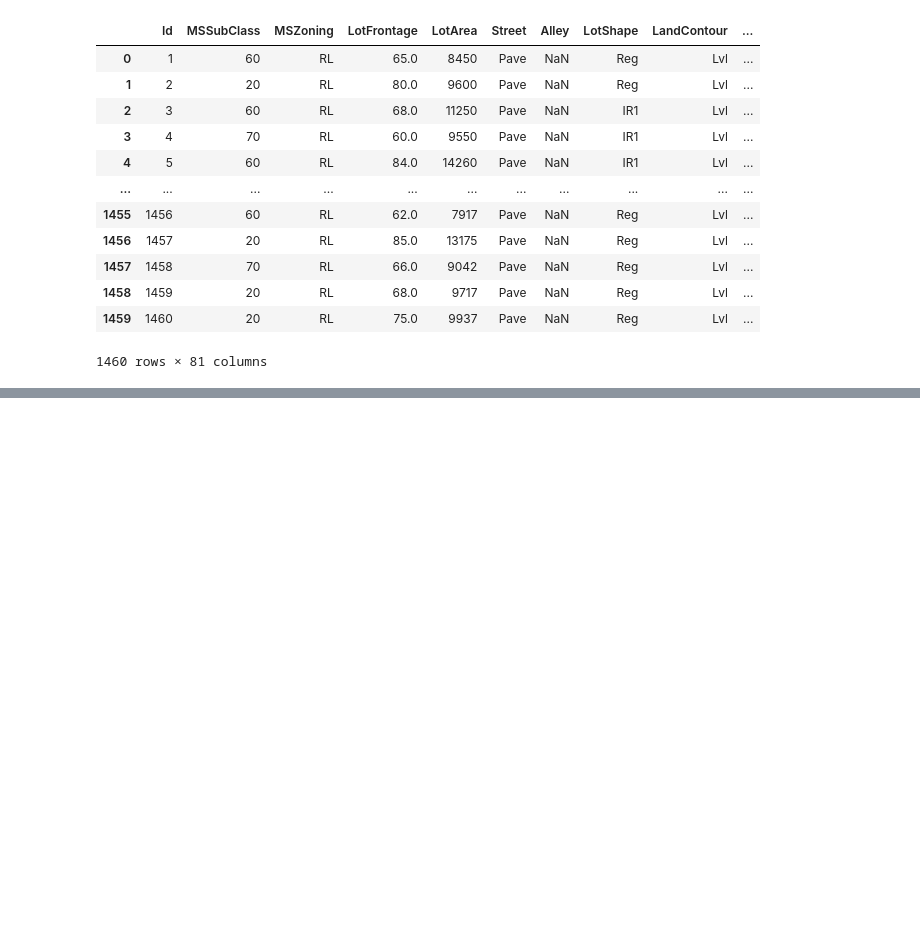
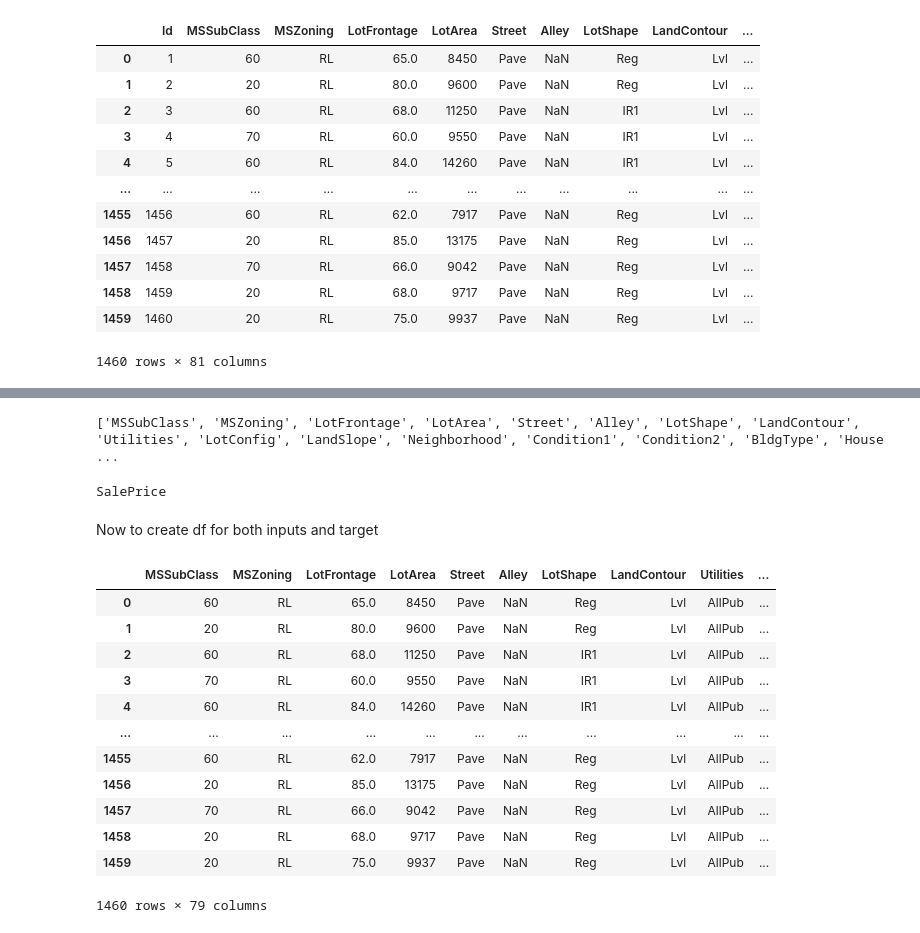
Before and after one commit to patlfer0078/Housing-Price-Prediction-Linear-Regression, a Jupyter notebook: House_Cost_Predictions_with_Linear_Regress.ipynb, the cells around one changed output, grey strips where cells are left out. Cells and saved outputs as stored; diff of their text form; code cells hidden in the pictures; blank space fills up the shorter version.

```diff
--- a/House_Cost_Predictions_with_Linear_Regress.ipynb
+++ b/House_Cost_Predictions_with_Linear_Regress.ipynb
@@ -206,0 +235,18 @@ train_prices_df
+# %%
+input_cols = ['MSSubClass', 'MSZoning', 'LotFrontage', 'LotArea', 'Street',
+       'Alley', 'LotShape', 'LandContour', 'Utilities', 'LotConfig',
+       'LandSlope', 'Neighborhood', 'Condition1', 'Condition2', 'BldgType',
+       'HouseStyle', 'OverallQual', 'OverallCond', 'YearBuilt', 'YearRemodAdd',
+       'RoofStyle', 'RoofMatl', 'Exterior1st', 'Exterior2nd', 'MasVnrType',
+       'MasVnrArea', 'ExterQual', 'ExterCond', 'Foundation', 'BsmtQual',
+       'BsmtCond', 'BsmtExposure', 'BsmtFinType1', 'BsmtFinSF1',
+       'BsmtFinType2', 'BsmtFinSF2', 'BsmtUnfSF', 'TotalBsmtSF', 'Heating',
+       'HeatingQC', 'CentralAir', 'Electrical', '1stFlrSF', '2ndFlrSF',
+       'LowQualFinSF', 'GrLivArea', 'BsmtFullBath', 'BsmtHalfBath', 'FullBath',
+       'HalfBath', 'BedroomAbvGr', 'KitchenAbvGr', 'KitchenQual',
+       'TotRmsAbvGrd', 'Functional', 'Fireplaces', 'FireplaceQu', 'GarageType',
+       'GarageYrBlt', 'GarageFinish', 'GarageCars', 'GarageArea', 'GarageQual',
+       'GarageCond', 'PavedDrive', 'WoodDeckSF', 'OpenPorchSF',
+       'EnclosedPorch', '3SsnPorch', 'ScreenPorch', 'PoolArea', 'PoolQC',
+       'Fence', 'MiscFeature', 'MiscVal', 'MoSold', 'YrSold', 'SaleType',
+       'SaleCondition']
@@ -206,0 +255,27 @@ train_prices_df
+# %%
+print(input_cols)
+# %% [output]
+['MSSubClass', 'MSZoning', 'LotFrontage', 'LotArea', 'Street', 'Alley', 'LotShape', 'LandContour', 'Utilities', 'LotConfig', 'LandSlope', 'Neighborhood', 'Condition1', 'Condition2', 'BldgType', 'House ...
+# %%
+print(target_col)
+# %% [output]
+SalePrice
+# %% [markdown]
+Now to create df for both inputs and target
+# %%
+inputs_df = train_prices_df[input_cols].copy()
+inputs_df
+# %% [output]
+|  | MSSubClass | MSZoning | LotFrontage | LotArea | Street | Alley | LotShape | LandContour | Utilities | ... |
+| 0 | 60 | RL | 65.0 | 8450 | Pave | NaN | Reg | Lvl | AllPub | ... |
+| 1 | 20 | RL | 80.0 | 9600 | Pave | NaN | Reg | Lvl | AllPub | ... |
+| 2 | 60 | RL | 68.0 | 11250 | Pave | NaN | IR1 | Lvl | AllPub | ... |
+| 3 | 70 | RL | 60.0 | 9550 | Pave | NaN | IR1 | Lvl | AllPub | ... |
+| 4 | 60 | RL | 84.0 | 14260 | Pave | NaN | IR1 | Lvl | AllPub | ... |
+| ... | ... | ... | ... | ... | ... | ... | ... | ... | ... | ... |
+| 1455 | 60 | RL | 62.0 | 7917 | Pave | NaN | Reg | Lvl | AllPub | ... |
+| 1456 | 20 | RL | 85.0 | 13175 | Pave | NaN | Reg | Lvl | AllPub | ... |
+| 1457 | 70 | RL | 66.0 | 9042 | Pave | NaN | Reg | Lvl | AllPub | ... |
+| 1458 | 20 | RL | 68.0 | 9717 | Pave | NaN | Reg | Lvl | AllPub | ... |
+| 1459 | 20 | RL | 75.0 | 9937 | Pave | NaN | Reg | Lvl | AllPub | ... |
+1460 rows × 79 columns
```
Also changed, not shown: parts of 7 cells of this notebook.
